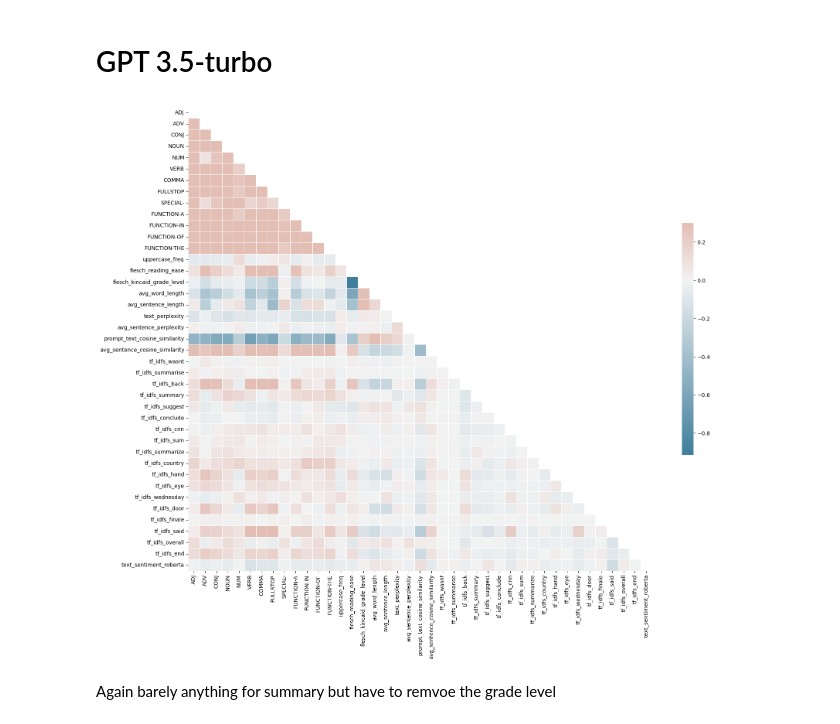
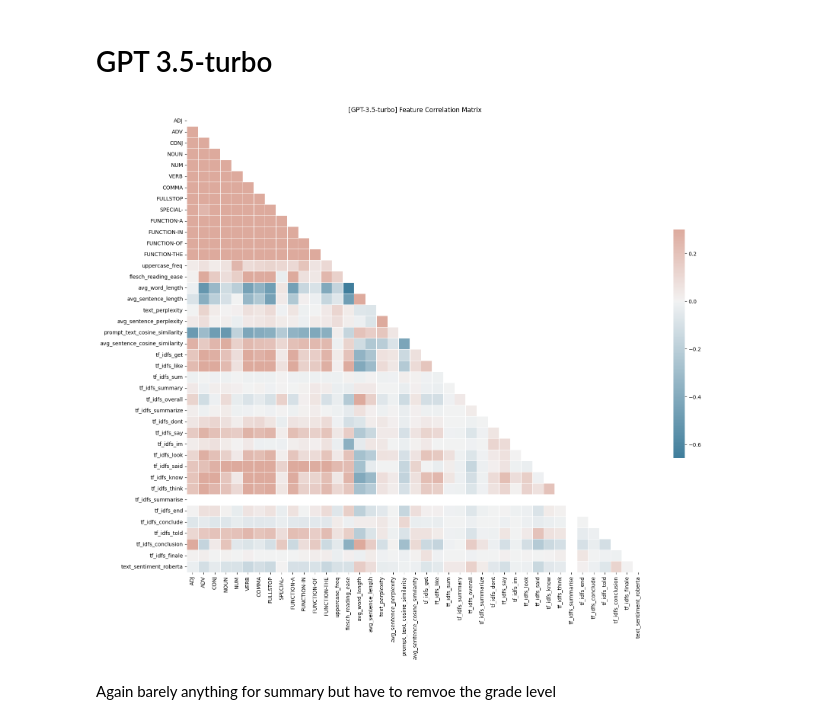
Before and after one commit to ucaba60/COMP0073, a Jupyter notebook: version_1.2/All GPT Plots.ipynb, the cells around one changed output. Cells and saved outputs as stored; diff of their text form; code cells hidden in the pictures.

Commit message:
PLOTS HD

```diff
--- a/version_1.2/All GPT Plots.ipynb
+++ b/version_1.2/All GPT Plots.ipynb
@@ -235,15 +239,15 @@ Once again summarise is barely correlated, grade level needs to go
 # GPT 3.5-turbo
 # %%
 # specify the name of your training dataset and load your data
-training_data_name = "gpt2-large"
-data_path = "data_matrix_gpt-j1x.csv"  # update this to your actual file path
+training_data_name = "gpt-3.5-turbo"
+data_path = "data_matrix_gpt-3.5-turbo.csv"  # update this to your actual file path
 
 # Load the data
 X, y = load_data(data_path, training_data_name)
 # %%
-plot_correlation_matrix(X)
+plot_correlation_matrix(X,"[GPT-3.5-turbo] Feature Correlation Matrix")
 # %% [output]
-[figure, old version]
+[figure, new version]
 # %% [markdown]
 Again barely anything for summary but have to remvoe the grade level
 # %% [markdown]
```
Also changed, not shown: parts of 4 cells of this notebook, 27 other files.
